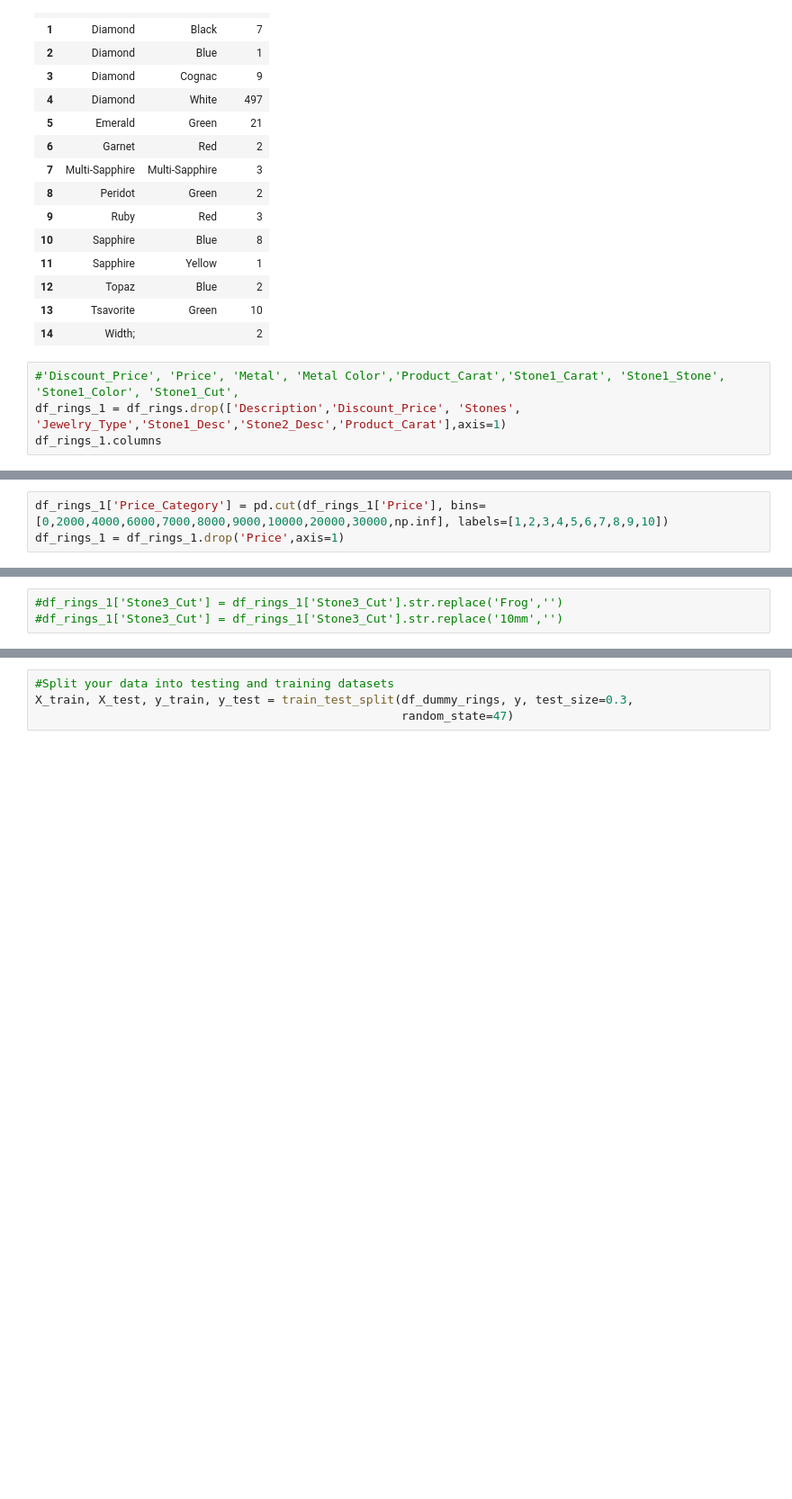
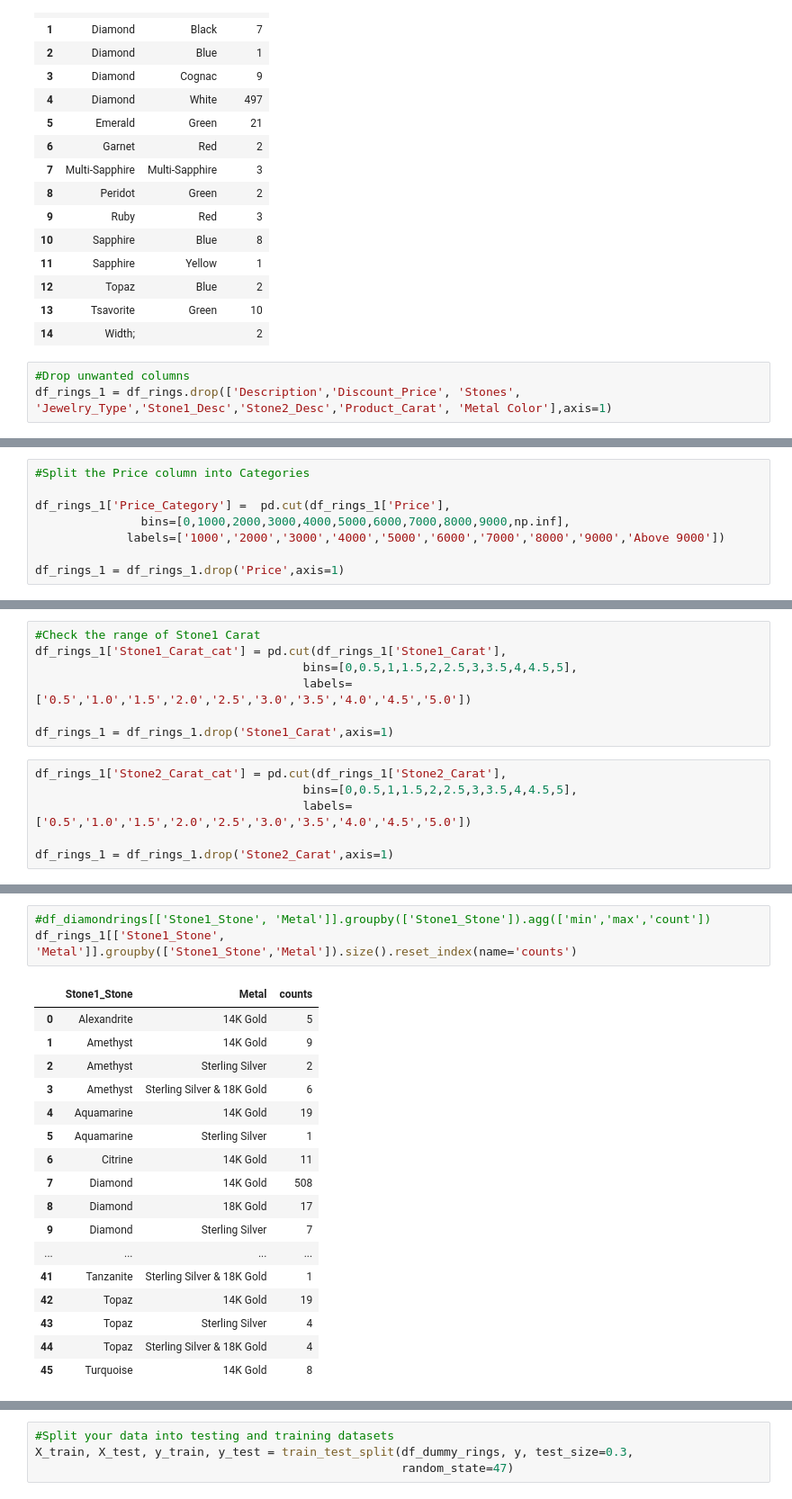
Before and after one commit to rgandhre/SpringBoard, a Jupyter notebook: DataScience_Capstone2/notebooks/Effy_EDA_Rings.ipynb, the cells around one changed output, grey strips where cells are left out. Shown at 90% size. Saved outputs shown, nothing was run; the diff lists cells and outputs as text; blank space fills up the shorter version.

```diff
--- a/DataScience_Capstone2/notebooks/Effy_EDA_Rings.ipynb
+++ b/DataScience_Capstone2/notebooks/Effy_EDA_Rings.ipynb
@@ -865,6 +864,5 @@ gsco
 | 13 | Tsavorite | Green | 10 |
 | 14 | Width; |  | 2 |
 # %%
-#'Discount_Price', 'Price', 'Metal', 'Metal Color','Product_Carat','Stone1_Carat', 'Stone1_Stone', 'Stone1_Color', 'Stone1_Cut',
-df_rings_1 = df_rings.drop(['Description','Discount_Price', 'Stones', 'Jewelry_Type','Stone1_Desc','Stone2_Desc','Product_Carat'],axis=1)
-df_rings_1.columns
+#Drop unwanted columns
+df_rings_1 = df_rings.drop(['Description','Discount_Price', 'Stones', 'Jewelry_Type','Stone1_Desc','Stone2_Desc','Product_Carat', 'Metal Color'],axis=1)
@@ -914,3 +869,8 @@ gprice.sort_values(by='Price',ascending=False)
 # %%
-df_rings_1['Price_Category'] = pd.cut(df_rings_1['Price'], bins=[0,2000,4000,6000,7000,8000,9000,10000,20000,30000,np.inf], labels=[1,2,3,4,5,6,7,8,9,10])
+#Split the Price column into Categories
+
+df_rings_1['Price_Category'] =  pd.cut(df_rings_1['Price'],
+               bins=[0,1000,2000,3000,4000,5000,6000,7000,8000,9000,np.inf],
+             labels=['1000','2000','3000','4000','5000','6000','7000','8000','9000','Above 9000'])
+
 df_rings_1 = df_rings_1.drop('Price',axis=1)
@@ -932 +877,14 @@ dtype: int64
+# %%
+#Check the range of Stone1 Carat
+df_rings_1['Stone1_Carat_cat'] = pd.cut(df_rings_1['Stone1_Carat'],
+                                      bins=[0,0.5,1,1.5,2,2.5,3,3.5,4,4.5,5],
+                                      labels=['0.5','1.0','1.5','2.0','2.5','3.0','3.5','4.0','4.5','5.0'])
+
+df_rings_1 = df_rings_1.drop('Stone1_Carat',axis=1)
+# %%
+df_rings_1['Stone2_Carat_cat'] = pd.cut(df_rings_1['Stone2_Carat'],
+                                      bins=[0,0.5,1,1.5,2,2.5,3,3.5,4,4.5,5],
+                                      labels=['0.5','1.0','1.5','2.0','2.5','3.0','3.5','4.0','4.5','5.0'])
+
+df_rings_1 = df_rings_1.drop('Stone2_Carat',axis=1)
 # %%
@@ -941,3 +910,21 @@ df_rings_1.head()
-# %%
-#df_rings_1['Stone3_Cut'] = df_rings_1['Stone3_Cut'].str.replace('Frog','')
-#df_rings_1['Stone3_Cut'] = df_rings_1['Stone3_Cut'].str.replace('10mm','')
+# %%
+#df_diamondrings[['Stone1_Stone', 'Metal']].groupby(['Stone1_Stone']).agg(['min','max','count'])
+df_rings_1[['Stone1_Stone', 'Metal']].groupby(['Stone1_Stone','Metal']).size().reset_index(name='counts')
+# %% [output]
+|  | Stone1_Stone | Metal | counts |
+| 0 | Alexandrite | 14K Gold | 5 |
+| 1 | Amethyst | 14K Gold | 9 |
+| 2 | Amethyst | Sterling Silver | 2 |
+| 3 | Amethyst | Sterling Silver & 18K Gold | 6 |
+| 4 | Aquamarine | 14K Gold | 19 |
+| 5 | Aquamarine | Sterling Silver | 1 |
+| 6 | Citrine | 14K Gold | 11 |
+| 7 | Diamond | 14K Gold | 508 |
+| 8 | Diamond | 18K Gold | 17 |
+| 9 | Diamond | Sterling Silver | 7 |
+| ... | ... | ... | ... |
+| 41 | Tanzanite | Sterling Silver & 18K Gold | 1 |
+| 42 | Topaz | 14K Gold | 19 |
+| 43 | Topaz | Sterling Silver | 4 |
+| 44 | Topaz | Sterling Silver & 18K Gold | 4 |
+| 45 | Turquoise | 14K Gold | 8 |
```
Also changed, not shown: parts of 69 cells of this notebook.
